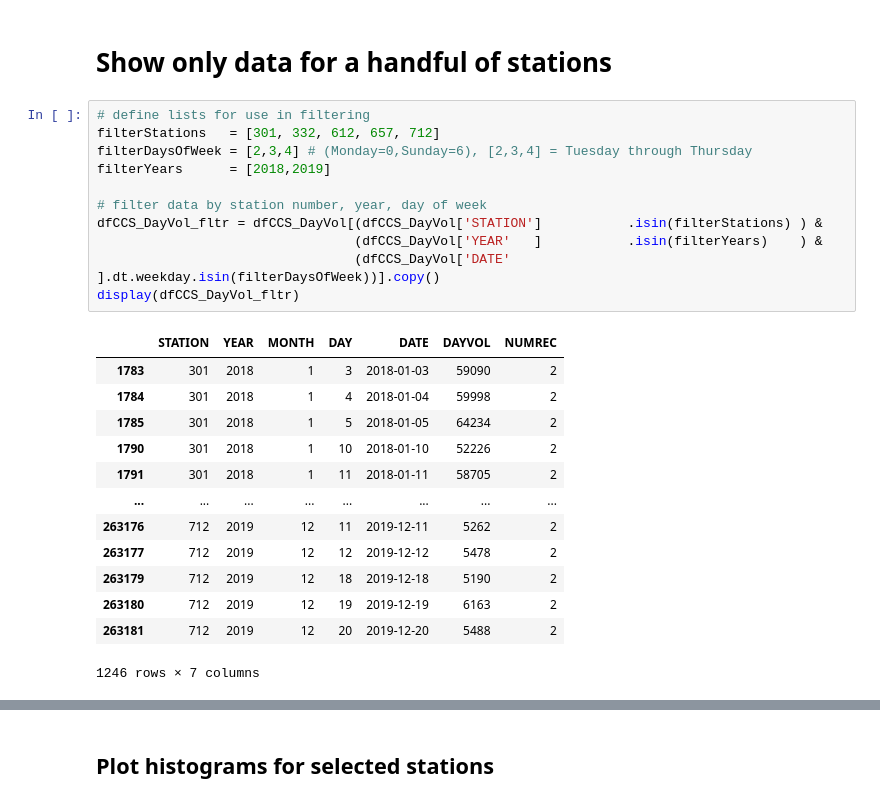
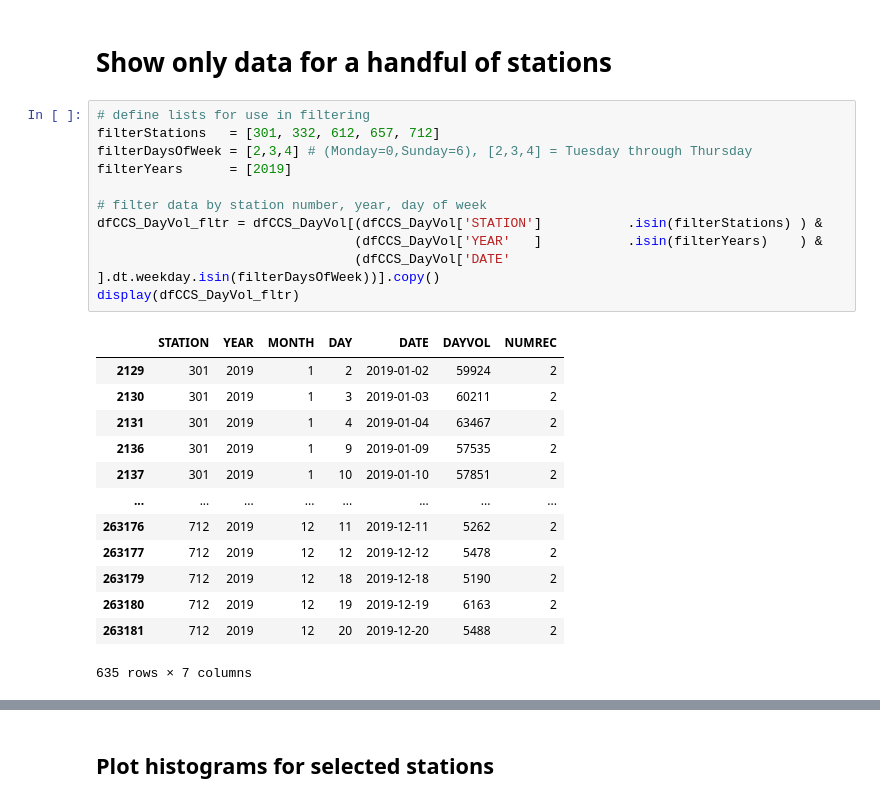
Before and after one commit to WFRCAnalytics/DEMO-Jupyter-Notebook-CCS-Data, a Jupyter notebook: Demo-Notebook.ipynb, the cells around one changed output, grey strips where cells are left out. Cells and saved outputs as stored; diff of their text form.

```diff
--- a/Demo-Notebook.ipynb
+++ b/Demo-Notebook.ipynb
@@ -262,28 +264,28 @@ display(dfCCS_DayVol)
 # %%
 # define lists for use in filtering
 filterStations   = [301, 332, 612, 657, 712]
 filterDaysOfWeek = [2,3,4] # (Monday=0,Sunday=6), [2,3,4] = Tuesday through Thursday
-filterYears      = [2018,2019]
+filterYears      = [2019]
 
 # filter data by station number, year, day of week
 dfCCS_DayVol_fltr = dfCCS_DayVol[(dfCCS_DayVol['STATION']           .isin(filterStations) ) &
                                  (dfCCS_DayVol['YEAR'   ]           .isin(filterYears)    ) &
                                  (dfCCS_DayVol['DATE'   ].dt.weekday.isin(filterDaysOfWeek))].copy()
 display(dfCCS_DayVol_fltr)
 # %% [output]
 |  | STATION | YEAR | MONTH | DAY | DATE | DAYVOL | NUMREC |
-| 1783 | 301 | 2018 | 1 | 3 | 2018-01-03 | 59090 | 2 |
-| 1784 | 301 | 2018 | 1 | 4 | 2018-01-04 | 59998 | 2 |
-| 1785 | 301 | 2018 | 1 | 5 | 2018-01-05 | 64234 | 2 |
-| 1790 | 301 | 2018 | 1 | 10 | 2018-01-10 | 52226 | 2 |
-| 1791 | 301 | 2018 | 1 | 11 | 2018-01-11 | 58705 | 2 |
+| 2129 | 301 | 2019 | 1 | 2 | 2019-01-02 | 59924 | 2 |
+| 2130 | 301 | 2019 | 1 | 3 | 2019-01-03 | 60211 | 2 |
+| 2131 | 301 | 2019 | 1 | 4 | 2019-01-04 | 63467 | 2 |
+| 2136 | 301 | 2019 | 1 | 9 | 2019-01-09 | 57535 | 2 |
+| 2137 | 301 | 2019 | 1 | 10 | 2019-01-10 | 57851 | 2 |
 | ... | ... | ... | ... | ... | ... | ... | ... |
 | 263176 | 712 | 2019 | 12 | 11 | 2019-12-11 | 5262 | 2 |
 | 263177 | 712 | 2019 | 12 | 12 | 2019-12-12 | 5478 | 2 |
 | 263179 | 712 | 2019 | 12 | 18 | 2019-12-18 | 5190 | 2 |
 | 263180 | 712 | 2019 | 12 | 19 | 2019-12-19 | 6163 | 2 |
 | 263181 | 712 | 2019 | 12 | 20 | 2019-12-20 | 5488 | 2 |
-1246 rows × 7 columns
+635 rows × 7 columns
 # %%
 # aggregate by station and month and calculate monthly stats for each
 dfMonthStats = dfCCS_DayVol_fltr.groupby(['STATION','YEAR','MONTH']).agg(AVGVOL =('DAYVOL','mean'  ),
```
Also changed, not shown: parts of 7 cells of this notebook.
